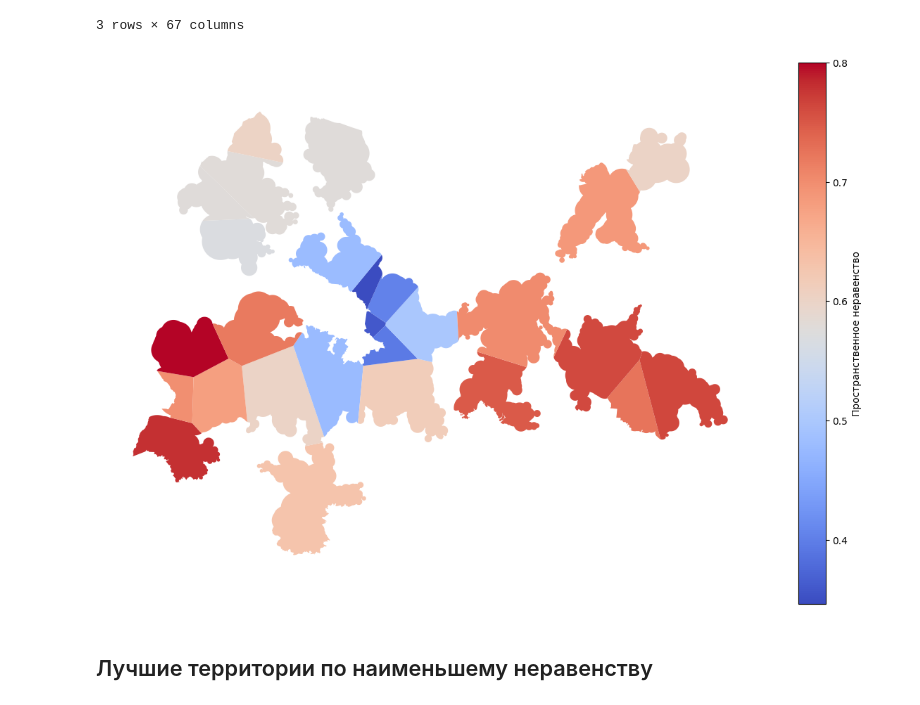
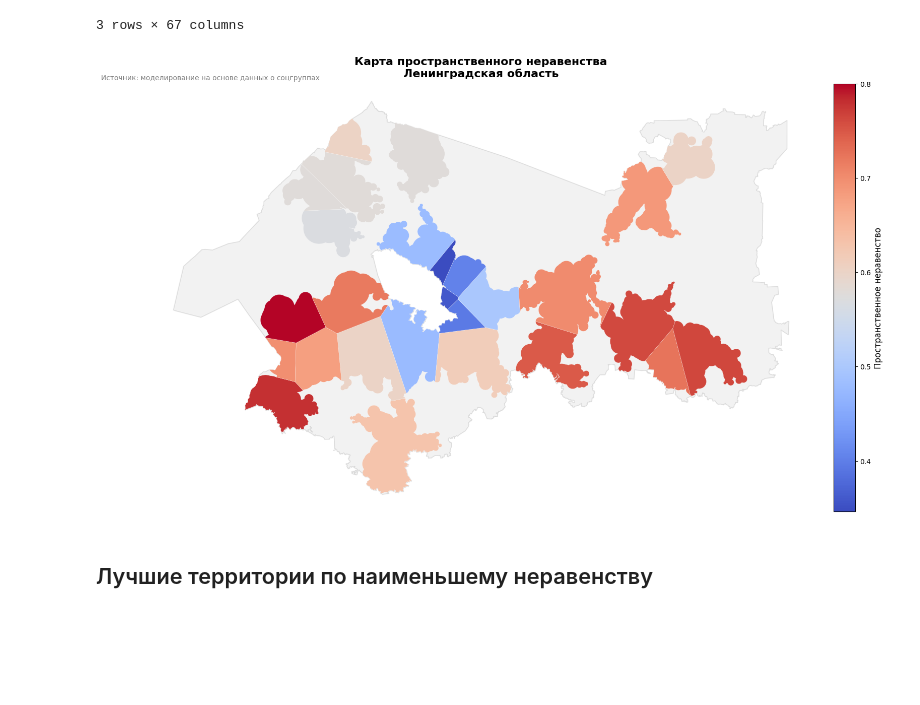
Before and after one commit to Mvin8/PopFrame, a Jupyter notebook: examples/spatial_inequality.ipynb, the cells around one changed output. Drawn from its saved outputs; the diff is of its cells as text; code cells hidden in the pictures; blank space fills up the shorter version.

```diff
--- a/examples/spatial_inequality.ipynb
+++ b/examples/spatial_inequality.ipynb
@@ -228,16 +204,76 @@ gdf_polys_with_metrics.head(3)
 | 1 | город Луга | POLYGON ((287016.41 6543947.996, ... | 0.647885 | 0.731630 | 0.351894 | ... |
 | 2 | город Сланцы | POLYGON ((197917.925 6549729.864,... | 0.797669 | 0.800902 | 0.706391 | ... |
 3 rows × 67 columns
-# %%
-gdf_polys_with_metrics.plot(
-    column='Пространственное неравенство',
-    cmap='coolwarm',
-    legend=True,
-    figsize=(15, 10),
-    legend_kwds={'label': "Пространственное неравенство"},
-).set_axis_off()
-# %% [output]
-[figure, removed]
+# %%
+region_boundary = region_model.region
+# %%
+import matplotlib.pyplot as plt
+import contextily as ctx
+
+# создаём фигуру и ось
+fig, ax = plt.subplots(figsize=(15, 10), dpi=100)
+
+# рисуем границу региона
+region_boundary.plot(
+    ax=ax,
+    facecolor="gray",
+    edgecolor="black",
+    linewidth=1.2,
+    alpha=0.1,
+    label="Граница региона"
+)
+
+# рисуем полигоны с показателем "Пространственное неравенство"
+# используем diverging cmap и центрируем цветовую шкалу в среднем значении
+vmin = gdf_polys_with_metrics['Пространственное неравенство'].min()
+vmax = gdf_polys_with_metrics['Пространственное неравенство'].max()
+vcenter = gdf_polys_with_metrics['Пространственное неравенство'].mean()
+
+gdf_polys_with_metrics.plot(
+    column='Пространственное неравенство',
+    cmap='coolwarm',
+    linewidth=0.2,
+    edgecolor='white',
+    ax=ax,
+    legend=False  # legend сделаем вручную
+)
+
+# добавляем градиентный colorbar
+sm = plt.cm.ScalarMappable(
+    cmap='coolwarm',
+    norm=plt.Normalize(vmin=vmin, vmax=vmax)
+)
+sm.set_array([])  # пустой, чтобы цветовая шкала работала
+cbar = fig.colorbar(
+    sm, ax=ax, fraction=0.03, pad=0.02
+)
+cbar.set_label("Пространственное неравенство", fontsize=12)
+cbar.ax.tick_params(labelsize=10)
+
+
+
+# убираем оси
+ax.set_axis_off()
+
+# заголовок и пояснение
+ax.set_title(
+    "Карта пространственного неравенства\nЛенинградская область",
+    fontdict={'fontsize': 16, 'fontweight': 'bold'}
+)
+fig.suptitle(
+    "Источник: моделирование на основе данных о соцгруппах",
+    x=0.1, y=0.92,
+    fontsize=10,
+    color='gray'
+)
+
+# легенда (если нужно)
+ax.legend(loc='lower left', fontsize=10, frameon=False)
+
+plt.tight_layout()
+plt.show()
+# %% [output]
+[figure, added]
 # %% [markdown]
 ## Лучшие территории по наименьшему неравенству
 # %%
```
Also changed, not shown: parts of 9 cells of this notebook.
